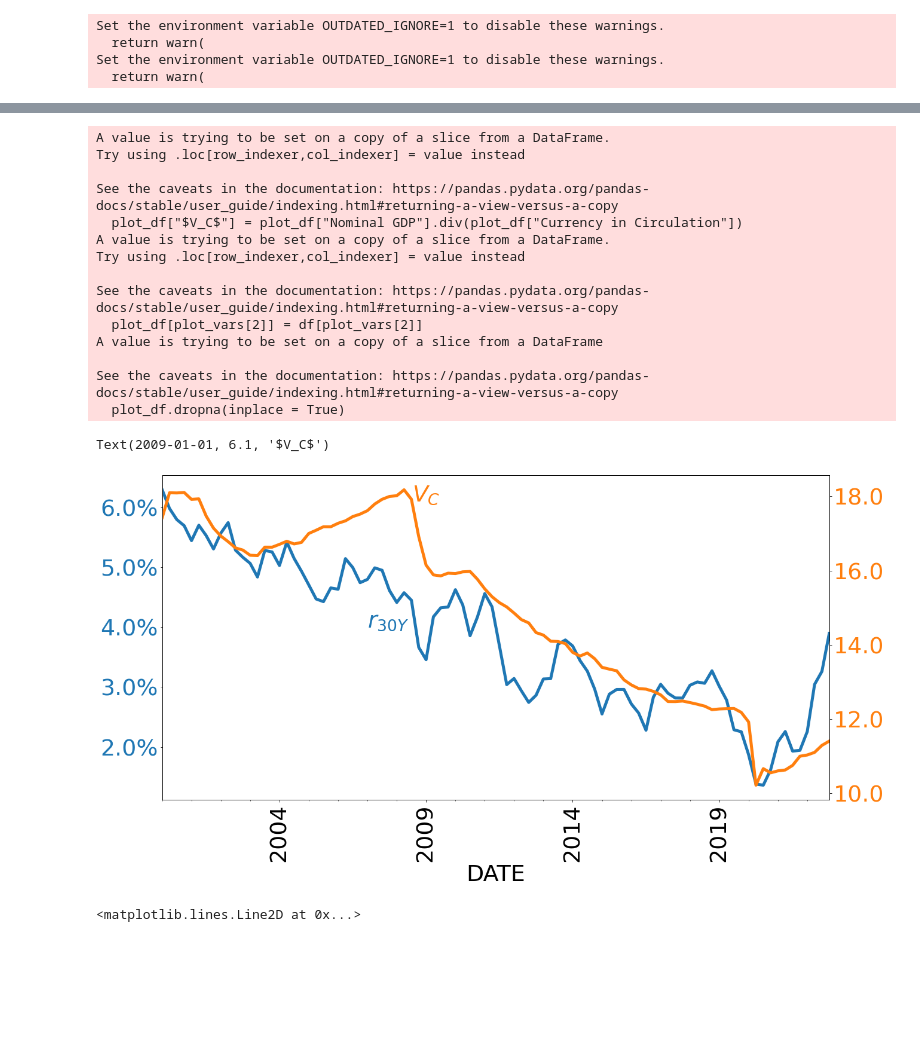
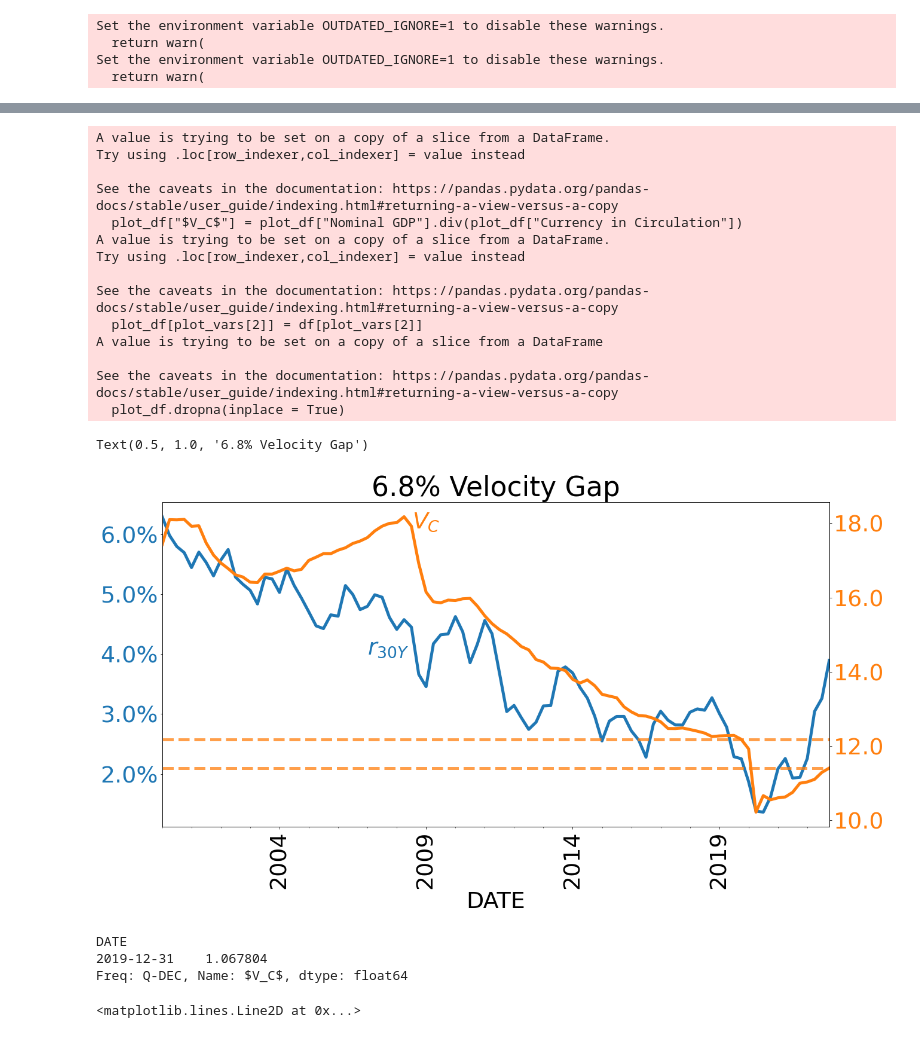
Before and after one commit to jlcatonjr/Learn-Python-for-Stats-and-Econ, a Jupyter notebook: Projects/SMP Data/Inflation - What Causes It, and When Will It Subside.ipynb, the cells around one changed output, grey strips where cells are left out. Saved outputs shown, nothing was run; the diff lists cells and outputs as text; code cells hidden in the pictures; blank space fills up the shorter version.

```diff
--- a/Projects/SMP Data/Inflation - What Causes It, and When Will It Subside.ipynb
+++ b/Projects/SMP Data/Inflation - What Causes It, and When Will It Subside.ipynb
@@ -298,35 +298,48 @@ plot_vars = plot_vars[2:]
 fig, ax = plt.subplots(figsize = (20,10))
 
 plot_df[[plot_vars[0]]].plot.line(ax = ax,
                                     legend = False,
                                  linewidth = 5)
 ax.set_xticklabels(ax.get_xticks(), rotation = 90)
 ax2 = ax.twinx()
 plot_df[[plot_vars[1]]].plot.line(ax = ax2,
                                   legend = False,
                                   color = "C1",
                                  linewidth = 5)
 ax.set_yticklabels([str(round(y,1)) + "%" for y in ax.get_yticks()], color = "C0")
 ax2.set_yticklabels([round(y,1) for y in ax2.get_yticks()], color = "C1")
 ax.text("2007-01-01", 4, "$r_{30Y}$", color = "C0")
 ax.text("2009-01-01", 6.1, plot_vars[1],ha = "center", color = "C1")
+NGDP_norm = plot_df["$V_C$"].loc["2019-12"].mul(plot_df["Currency in Circulation"].iloc[-1])
+NGDP_growth_to_norm = NGDP_norm / plot_df["Nominal GDP"].iloc[-1] - 1
+ax2.axhline(plot_df["$V_C$"].loc["2019-12"].values[0], linewidth = 5, color = "C1", ls = "--", alpha = .75)
+ax2.axhline(plot_df["$V_C$"].iloc[-1], linewidth = 5, color = "C1", ls = "--", alpha = .75)
+
+ax.set_title(str(round(NGDP_growth_to_norm.round(3).values[0] * 100,2)) + "% Velocity Gap")
 # %% [output]
 A value is trying to be set on a copy of a slice from a DataFrame.
 Try using .loc[row_indexer,col_indexer] = value instead
 
 See the caveats in the documentation: https://pandas.pydata.org/pandas-docs/stable/user_guide/indexing.html#returning-a-view-versus-a-copy
   plot_df["$V_C$"] = plot_df["Nominal GDP"].div(plot_df["Currency in Circulation"])
 A value is trying to be set on a copy of a slice from a DataFrame.
 Try using .loc[row_indexer,col_indexer] = value instead
 
 See the caveats in the documentation: https://pandas.pydata.org/pandas-docs/stable/user_guide/indexing.html#returning-a-view-versus-a-copy
   plot_df[plot_vars[2]] = df[plot_vars[2]]
 A value is trying to be set on a copy of a slice from a DataFrame
 
 See the caveats in the documentation: https://pandas.pydata.org/pandas-docs/stable/user_guide/indexing.html#returning-a-view-versus-a-copy
   plot_df.dropna(inplace = True)
-Text(2009-01-01, 6.1, '$V_C$')
+Text(0.5, 1.0, '6.8% Velocity Gap')
-[figure, old version]
+[figure, new version]
+# %%
+plot_df["$V_C$"].loc["2019-12"].div(plot_df["$V_C$"].iloc[-1])
+# 1 - NGDP_norm / plot_df["Nominal GDP"].iloc[-1]
+# %% [output]
+DATE
+2019-12-31    1.067804
+Freq: Q-DEC, Name: $V_C$, dtype: float64
 # %%
 fig, ax = plt.subplots(figsize = (20,10))
 ax2 = ax.twinx()
```
Also changed, not shown: parts of 2 cells of this notebook, 5 other files.
